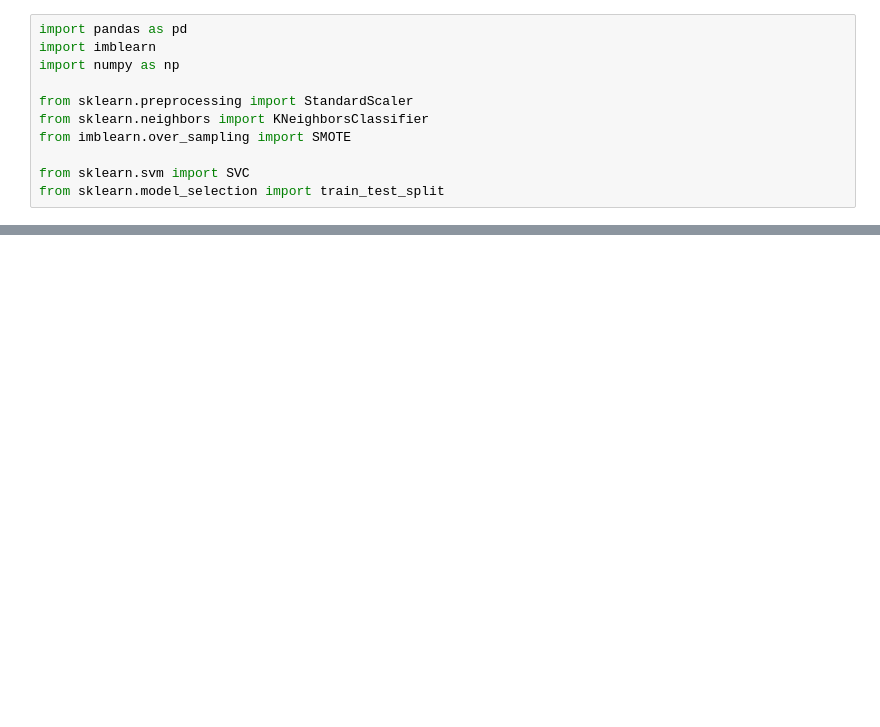
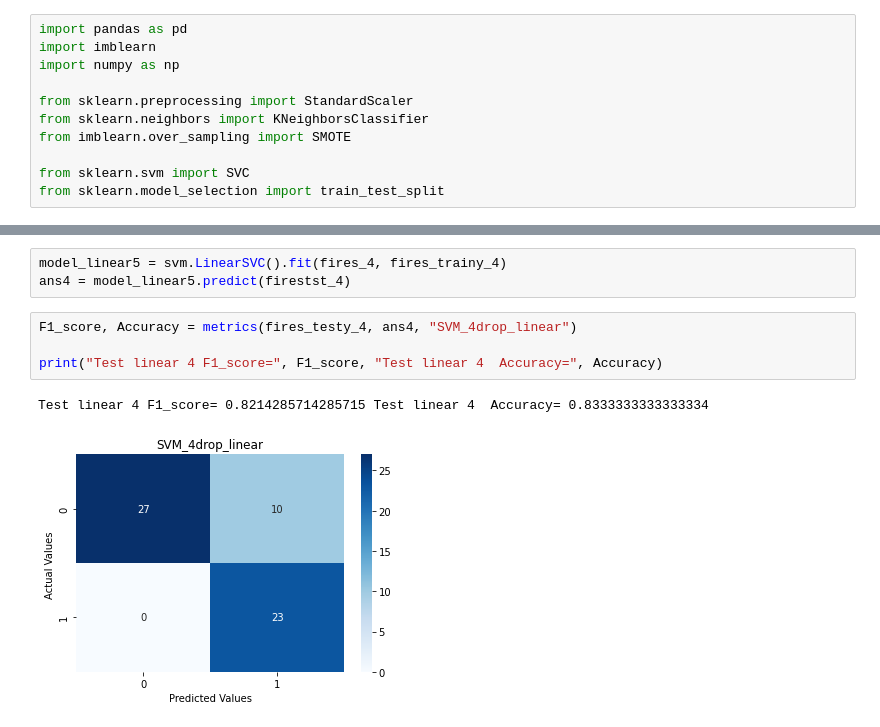
Before and after one commit to Jacqueline45/EE559_Algerian_Forest_Fires_Prediction, a Jupyter notebook: SVM.ipynb, the cells around one changed output, grey strips where cells are left out. Drawn from its saved outputs; the diff is of its cells as text; blank space fills up the shorter version.

```diff
--- a/SVM.ipynb
+++ b/SVM.ipynb
@@ -139,0 +310,10 @@ Train RBF F1_score= 0.8666666666666666 Train RBF Accuracy= 0.8260869565217391
+# %%
+model_linear5 = svm.LinearSVC().fit(fires_4, fires_trainy_4)
+ans4 = model_linear5.predict(firestst_4)
+# %%
+F1_score, Accuracy = metrics(fires_testy_4, ans4, "SVM_4drop_linear")
+
+print("Test linear 4 F1_score=", F1_score, "Test linear 4  Accuracy=", Accuracy)
+# %% [output]
+Test linear 4 F1_score= 0.8214285714285715 Test linear 4  Accuracy= 0.8333333333333334
+[figure, added]
```
Also changed, not shown: parts of 19 cells of this notebook.
